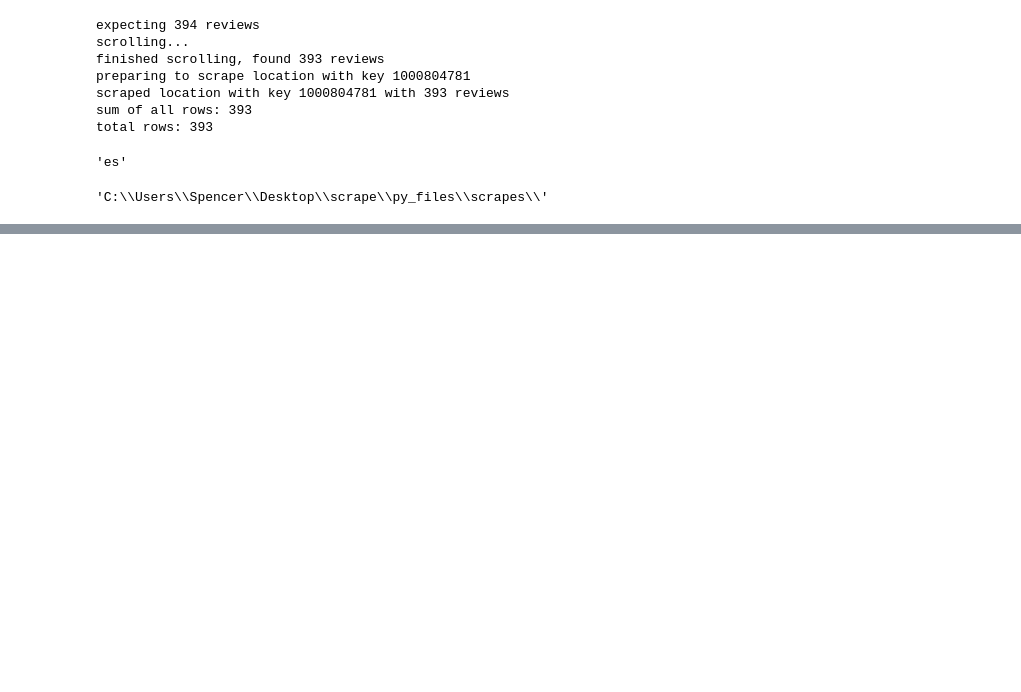
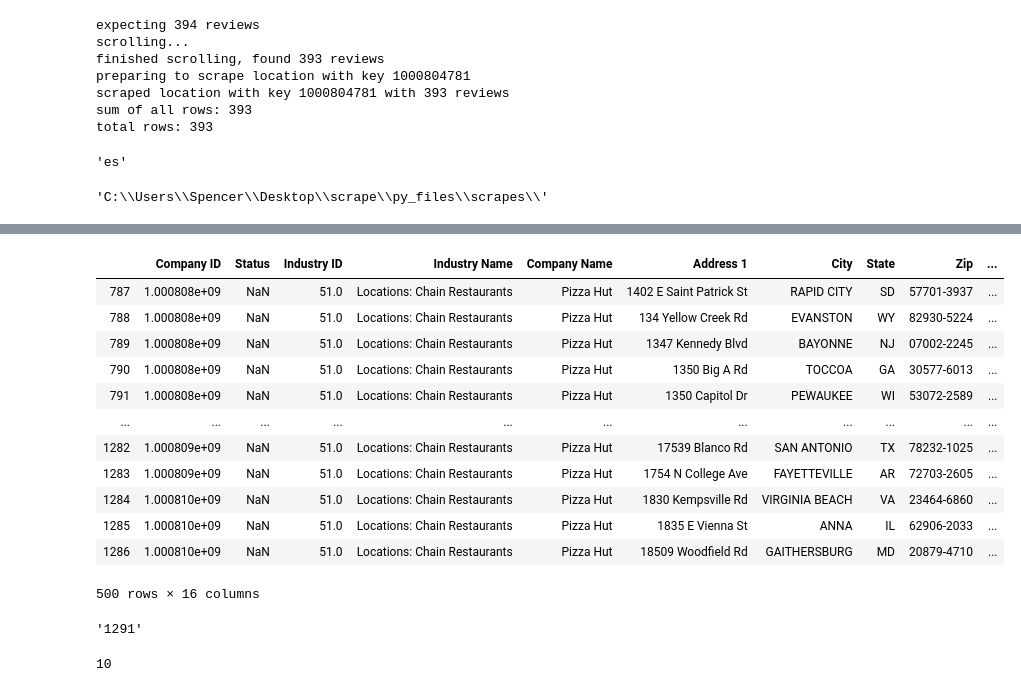
Before and after one commit to spencerqbrown/scrape, a Jupyter notebook: work_scrape.ipynb, the cells around one changed output, grey strips where cells are left out. Cells and saved outputs as stored; diff of their text form; code cells hidden in the pictures; blank space fills up the shorter version.

```diff
--- a/work_scrape.ipynb
+++ b/work_scrape.ipynb
@@ -378,0 +382,2 @@ filePath + "\\"
+# %%
+workfile = pd.read_excel("workfile.xlsx")
@@ -378,0 +395,18 @@ filePath + "\\"
+# %%
+unscraped = workfile[(workfile["Status"].isnull()) & (workfile["Company ID"].notnull())]
+# %%
+unscraped.iloc[0:500,:]
+# %% [output]
+|  | Company ID | Status | Industry ID | Industry Name | Company Name | Address 1 | City | State | Zip | ... |
+| 787 | 1.000808e+09 | NaN | 51.0 | Locations: Chain Restaurants | Pizza Hut | 1402 E Saint Patrick St | RAPID CITY | SD | 57701-3937 | ... |
+| 788 | 1.000808e+09 | NaN | 51.0 | Locations: Chain Restaurants | Pizza Hut | 134 Yellow Creek Rd | EVANSTON | WY | 82930-5224 | ... |
+| 789 | 1.000808e+09 | NaN | 51.0 | Locations: Chain Restaurants | Pizza Hut | 1347 Kennedy Blvd | BAYONNE | NJ | 07002-2245 | ... |
+| 790 | 1.000808e+09 | NaN | 51.0 | Locations: Chain Restaurants | Pizza Hut | 1350 Big A Rd | TOCCOA | GA | 30577-6013 | ... |
+| 791 | 1.000808e+09 | NaN | 51.0 | Locations: Chain Restaurants | Pizza Hut | 1350 Capitol Dr | PEWAUKEE | WI | 53072-2589 | ... |
+| ... | ... | ... | ... | ... | ... | ... | ... | ... | ... | ... |
+| 1282 | 1.000809e+09 | NaN | 51.0 | Locations: Chain Restaurants | Pizza Hut | 17539 Blanco Rd | SAN ANTONIO | TX | 78232-1025 | ... |
+| 1283 | 1.000809e+09 | NaN | 51.0 | Locations: Chain Restaurants | Pizza Hut | 1754 N College Ave | FAYETTEVILLE | AR | 72703-2605 | ... |
+| 1284 | 1.000810e+09 | NaN | 51.0 | Locations: Chain Restaurants | Pizza Hut | 1830 Kempsville Rd | VIRGINIA BEACH | VA | 23464-6860 | ... |
+| 1285 | 1.000810e+09 | NaN | 51.0 | Locations: Chain Restaurants | Pizza Hut | 1835 E Vienna St | ANNA | IL | 62906-2033 | ... |
+| 1286 | 1.000810e+09 | NaN | 51.0 | Locations: Chain Restaurants | Pizza Hut | 18509 Woodfield Rd | GAITHERSBURG | MD | 20879-4710 | ... |
+500 rows × 16 columns
@@ -378,0 +422,8 @@ filePath + "\\"
+# %%
+str(dfs[0].last_valid_index())
+# %% [output]
+'1291'
+# %%
+len(dfs)
+# %% [output]
+10
```
Also changed, not shown: parts of 7 cells of this notebook, 12 other files.
